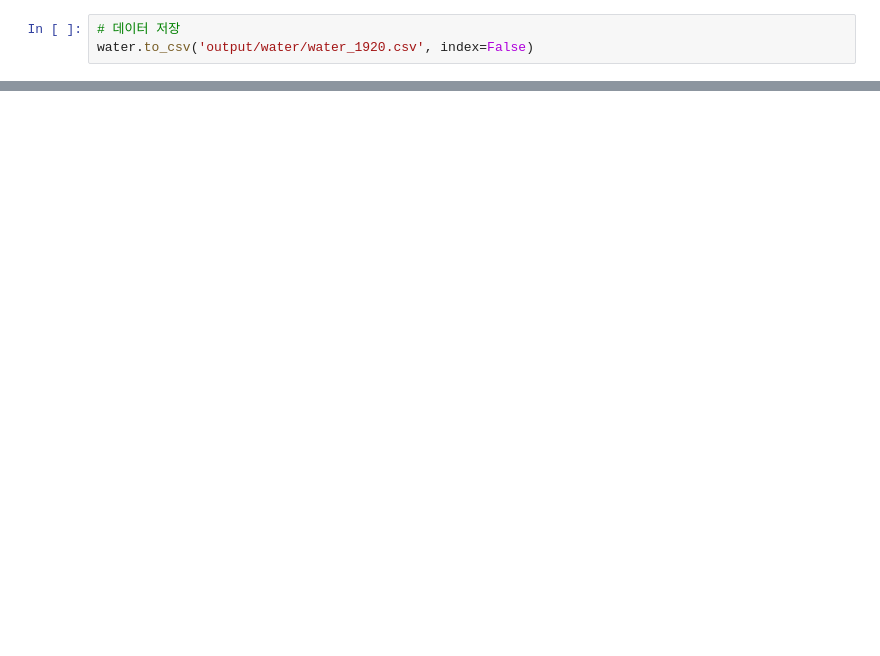
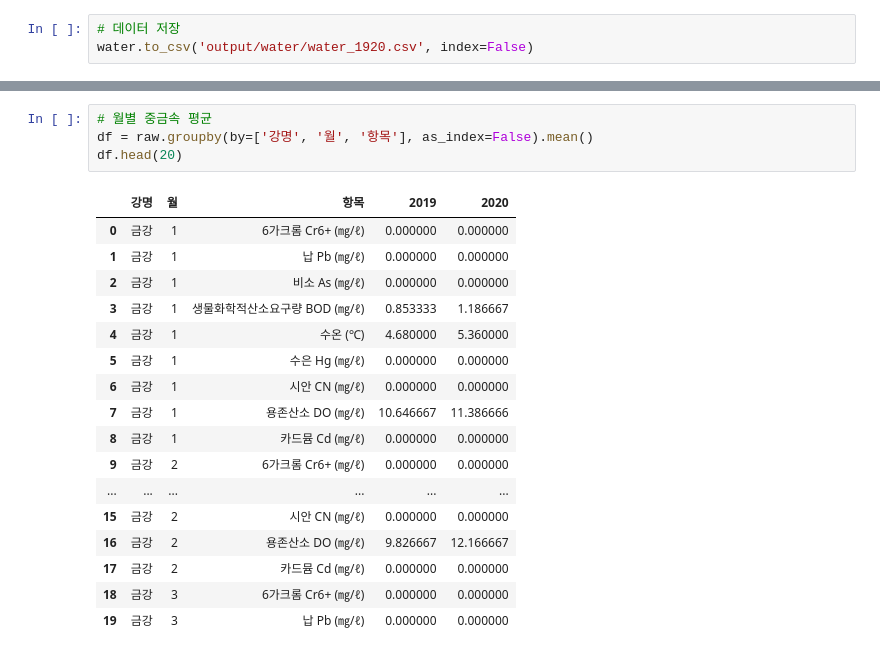
Before and after one commit to yeommss/Mini-Project, a Jupyter notebook: 5주차/0503_water_EDA.ipynb, the cells around one changed output, grey strips where cells are left out. Saved outputs shown, nothing was run; the diff lists cells and outputs as text; blank space fills up the shorter version.

```diff
--- a/5주차/0503_water_EDA.ipynb
+++ b/5주차/0503_water_EDA.ipynb
@@ -244,0 +326,22 @@ water.to_csv('output/water/water_1920.csv', index=False)
+# %%
+# 월별 중금속 평균
+df = raw.groupby(by=['강명', '월', '항목'], as_index=False).mean()
+df.head(20)
+# %% [output]
+|  | 강명 | 월 | 항목 | 2019 | 2020 |
+| 0 | 금강 | 1 | 6가크롬 Cr6+ (㎎/ℓ) | 0.000000 | 0.000000 |
+| 1 | 금강 | 1 | 납 Pb (㎎/ℓ) | 0.000000 | 0.000000 |
+| 2 | 금강 | 1 | 비소 As (㎎/ℓ) | 0.000000 | 0.000000 |
+| 3 | 금강 | 1 | 생물화학적산소요구량 BOD (㎎/ℓ) | 0.853333 | 1.186667 |
+| 4 | 금강 | 1 | 수온 (℃) | 4.680000 | 5.360000 |
+| 5 | 금강 | 1 | 수은 Hg (㎎/ℓ) | 0.000000 | 0.000000 |
+| 6 | 금강 | 1 | 시안 CN (㎎/ℓ) | 0.000000 | 0.000000 |
+| 7 | 금강 | 1 | 용존산소 DO (㎎/ℓ) | 10.646667 | 11.386666 |
+| 8 | 금강 | 1 | 카드뮴 Cd (㎎/ℓ) | 0.000000 | 0.000000 |
+| 9 | 금강 | 2 | 6가크롬 Cr6+ (㎎/ℓ) | 0.000000 | 0.000000 |
+| ... | ... | ... | ... | ... | ... |
+| 15 | 금강 | 2 | 시안 CN (㎎/ℓ) | 0.000000 | 0.000000 |
+| 16 | 금강 | 2 | 용존산소 DO (㎎/ℓ) | 9.826667 | 12.166667 |
+| 17 | 금강 | 2 | 카드뮴 Cd (㎎/ℓ) | 0.000000 | 0.000000 |
+| 18 | 금강 | 3 | 6가크롬 Cr6+ (㎎/ℓ) | 0.000000 | 0.000000 |
+| 19 | 금강 | 3 | 납 Pb (㎎/ℓ) | 0.000000 | 0.000000 |
```
Also changed, not shown: parts of 112 cells of this notebook, 15 other files.
